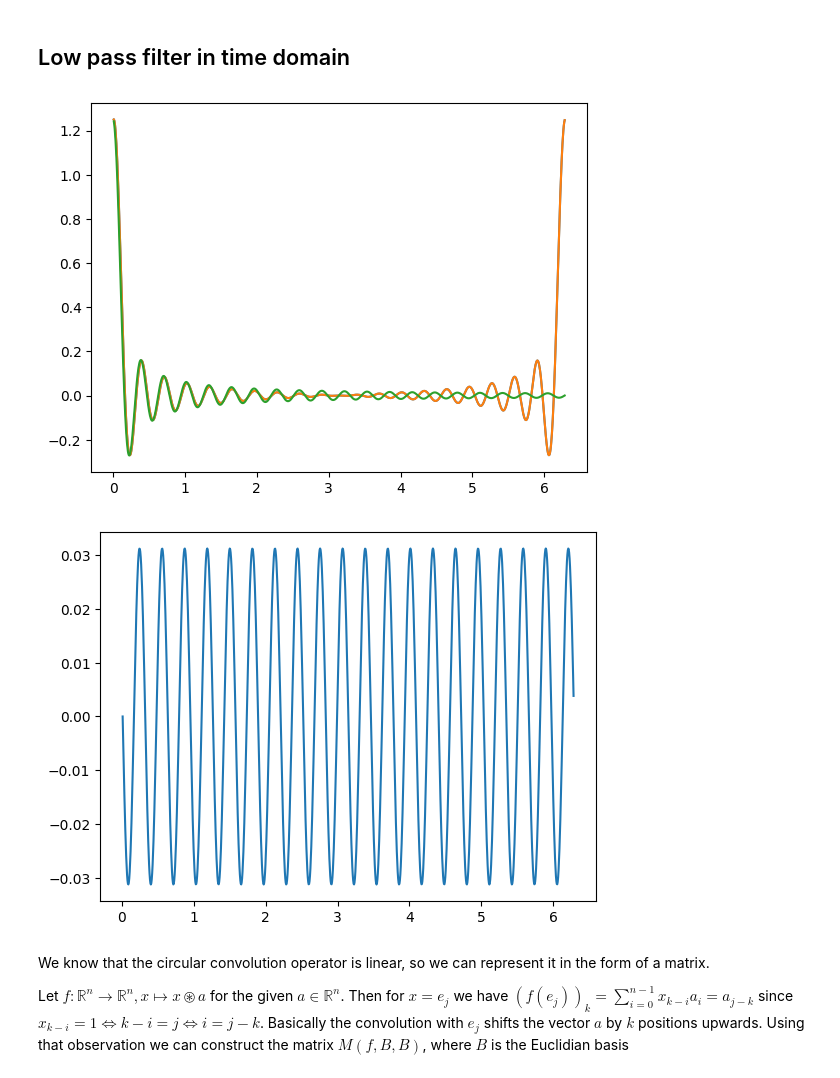
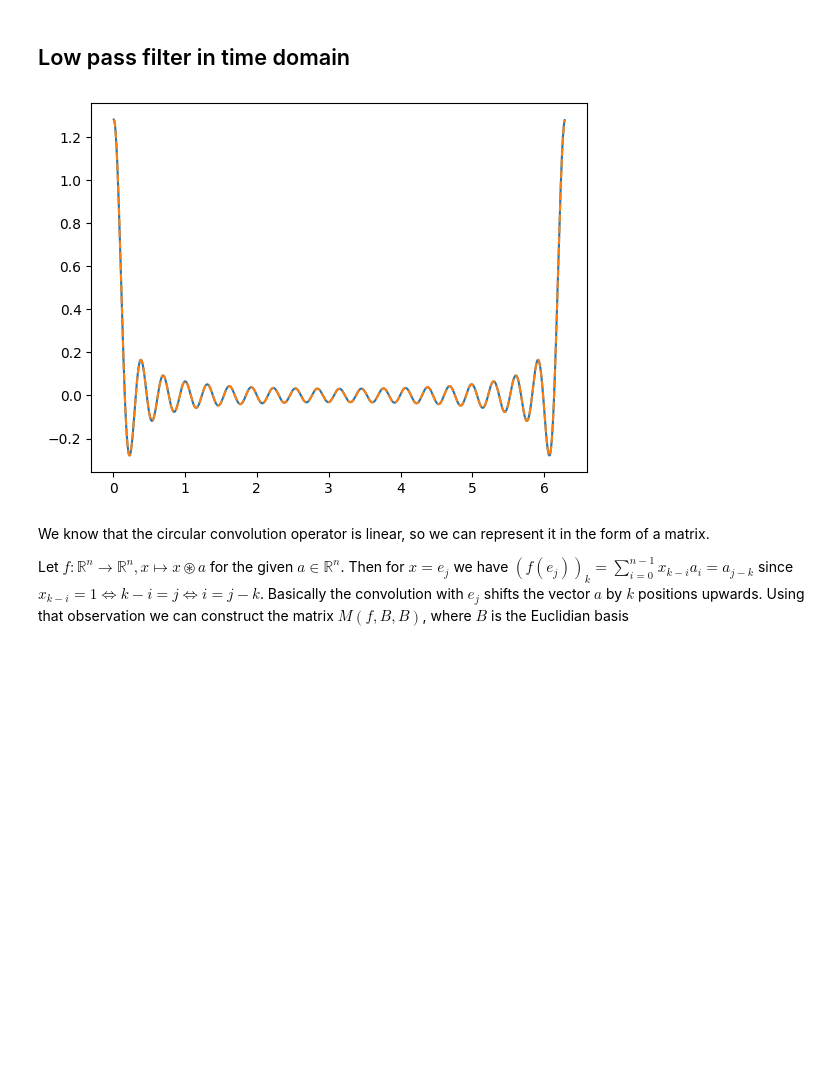
Before and after one commit to geekrope/dft, a Jupyter notebook: dft.ipynb, the cells around one changed output. Drawn from its saved outputs; the diff is of its cells as text; code cells hidden in the pictures; blank space fills up the shorter version.

```diff
--- a/dft.ipynb
+++ b/dft.ipynb
@@ -117,7 +117,8 @@ def fft(x, mode="regular", min_div=4):
     else:
         raise ValueError(f"unknown mode {mode}")
 
-    z[:K] = 1 / np.sqrt(2) * (even_fft + odd_fft * multipliers[:, None]) # multiply row-wise
+    z[:K] = 1 / np.sqrt(2) * (even_fft + odd_fft *
+                              multipliers[:, None])  # multiply row-wise
     z[K:] = 1 / np.sqrt(2) * (even_fft - odd_fft * multipliers[:, None])
 
     return z
@@ -306,35 +343,34 @@ Audio(filename=processed_path)
 ## Low pass filter in time domain
 # %%
 def lpf_ir(n, k):
-  omega = np.exp(2j * np.pi / n)
-  j = np.arange(0, n)
+    j = np.arange(0, n)
+    x = 2 * np.pi * j / n
 
-  ir = 1/np.sqrt(n)*(omega**(-j*k) - omega**(j*k))/(1 - omega**j)
-  ir[0] = 2*k/np.sqrt(n)
+    ir = 1 / np.sqrt(n) * np.sin((k + 1 / 2) * x) / np.sin(x / 2)
+    ir[0] = (2 * k + 1) / np.sqrt(n)
 
-  return ir
+    return ir
+
 
 n = 2**10
 k = 20
 
-x = np.linspace(0.01, 2*np.pi, n)
+x = np.linspace(0.01, 2 * np.pi, n)
 z = np.ones(n)
 
-z[k:-k] = 0
+z[k + 1:-k] = 0
 
 f = fft(z, mode='inverse')
 f_anal = lpf_ir(n, k)
-sinc = 1/np.sqrt(n) * (2 * np.sin(k * x) / x)
+sinc = 1 / np.sqrt(n) * (2 * np.sin(k * x) / x)
 
-plt.plot(x, f.real)
-plt.plot(x, f_anal.real)
-plt.plot(x, sinc)
+
+plt.plot(x, f_anal)
+plt.plot(x, f.real, linestyle='dashed')
+# plt.plot(x, sinc)
 plt.show()
-plt.plot(x, f_anal.imag)
-plt.show()
 # %% [output]
-[figure, old version]
+[figure, new version]
-[figure, removed]
 # %% [markdown]
 We know that the circular convolution operator is linear, so we can represent it in the form of a matrix.
 
```
Also changed, not shown: parts of 6 cells of this notebook, 3 other files.
